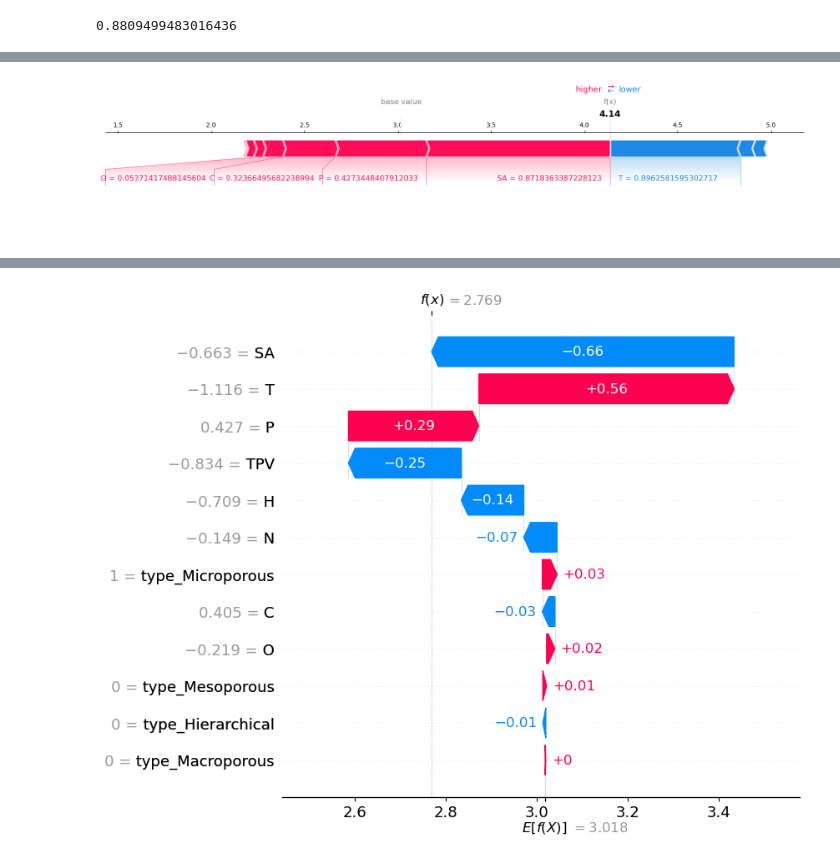
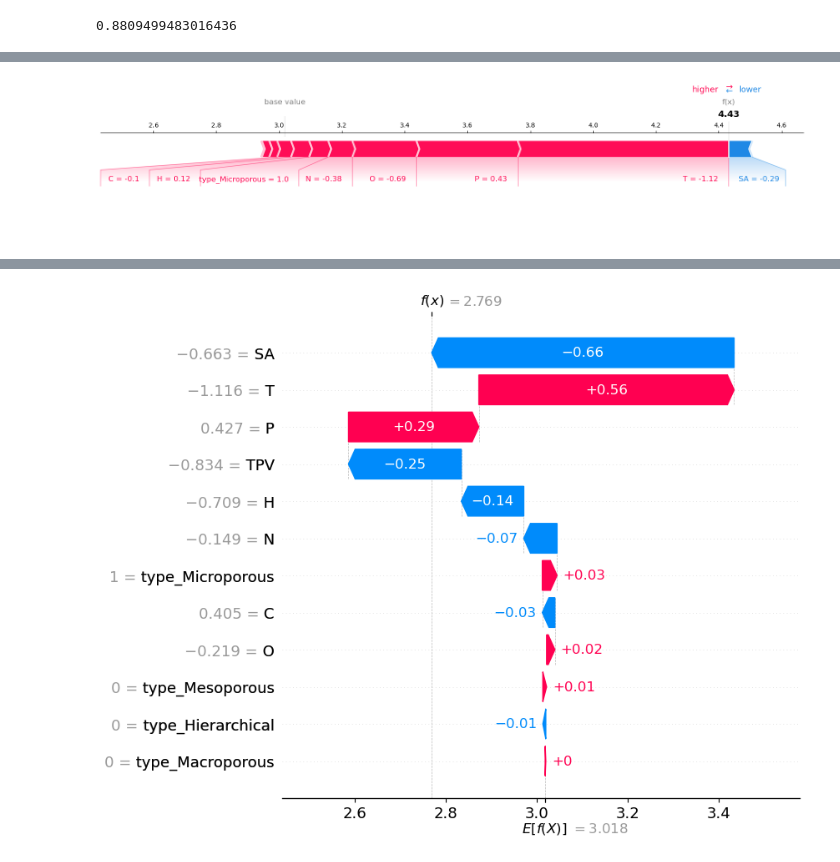
Before and after one commit to Kevinjoel23/co2_analysis, a Jupyter notebook: iteration_6.ipynb, the cells around one changed output, grey strips where cells are left out. Drawn from its saved outputs; the diff is of its cells as text; code cells hidden in the pictures.

```diff
--- a/iteration_6.ipynb
+++ b/iteration_6.ipynb
@@ -157,7 +155,7 @@ shap.plots.force(shap_values[0,:],matplotlib=True)
 # %%
-shap.plots.force(shap_values[2,:],matplotlib=True)
+shap.plots.force(shap_values[3,:],matplotlib=True)
 # %% [output]
-[figure, old version]
+[figure, new version]
 # %%
 shap.plots.beeswarm(shap_values,max_display=20)
 # %% [output]
```
Also changed, not shown: parts of 11 cells of this notebook.
